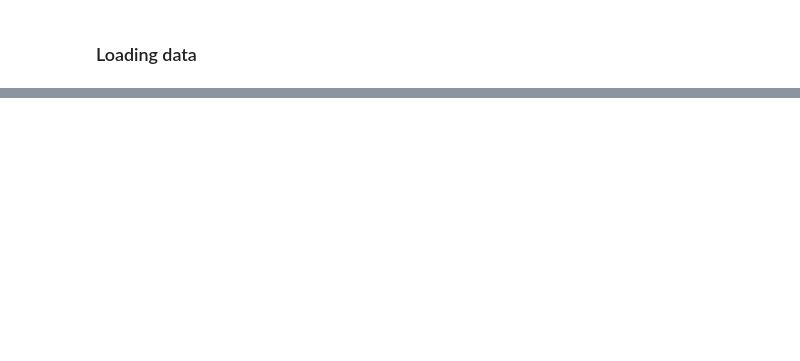
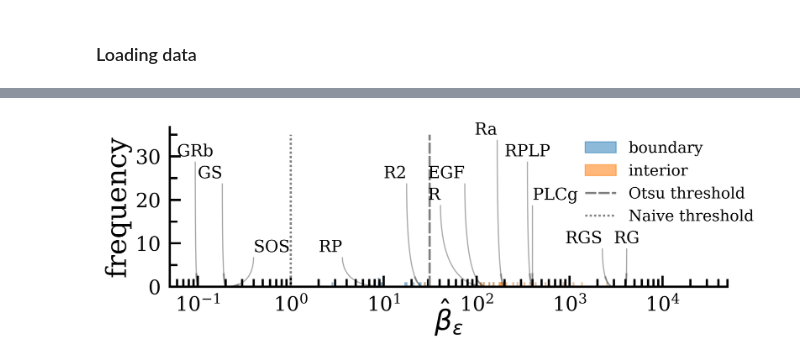
Before and after one commit to btemoshir/netBound, a Jupyter notebook: 09_EGFR_network.ipynb, the cells around one changed output, grey strips where cells are left out. Cells and saved outputs as stored; diff of their text form; code cells hidden in the pictures; blank space fills up the shorter version.

```diff
--- a/09_EGFR_network.ipynb
+++ b/09_EGFR_network.ipynb
@@ -26,6 +28,7 @@ beta_err_list = t1_data['beta_error_list']
 emp_var_list = t1_data['emp_var_list']
 epsilon_list = t1_data['epsilon_list']
 dt_list = t1_data['dt_list']
+S_list = t1_data['S_list']
 # %%
 netw = make_par('egfr')
 dynamics, S, f = get_dynamics()
@@ -371,0 +743,99 @@ print(mpl.rcParams['text.latex.preamble'])
+# %%
+import matplotlib.patches as mpatches
+
+
+idx_dt = 0
+idx_eps = 2
+
+vec = beta_dev[ idx_eps, idx_dt]
+threshold = threshold_otsu_list_rep(vec, netw)['thresh']
+
+
+boundary = netw['units_boundary']
+subnw = netw['units_subnw']
+
+
+x = np.array(vec)
+n_boundary = len(vec)
+
+
+# precomputation
+n_bins = 200
+hist, bins, _ = plt.hist(x.flatten(), bins=n_bins)
+plt.close()
+
+
+fig = plt.figure(figsize=(7, 2), dpi=600)
+ax = fig.add_axes([0, 0, 1, 1])
+
+
+
+ax.spines['right'].set_visible(False)
+ax.spines['top'].set_visible(False)
+
+# Edit the major and minor ticks of the x and y
+ax.xaxis.set_tick_params(which='major', size=10, width=2, direction='in', top=False, pad=8)
+ax.xaxis.set_tick_params(which='minor', size=7, width=2, direction='in' , top=False, pad=3)
+ax.yaxis.set_tick_params(which='major', size=10, width=2, direction='in', right=False)
+ax.yaxis.set_tick_params(which='minor', size=7, width=2, direction='in' , right=False, pad=3)
+
+
+
+logbins = np.logspace(np.log10(bins[0]),np.log10(bins[-1]),len(bins))
+
+for idx_u, unit in enumerate(subnw):
+    color = 'b' if unit not in boundary else 'r'
+
+x_inner = x[:, netw['idx_inner_rel']].flatten()
+x_boundary = x[:, netw['idx_boundary_rel']].flatten()
+
+
+num_subnw = len(netw['units_subnw'])
+index_sorted = np.array(list(sorted(zip([np.mean(x[:, idx]) for idx in range(num_subnw)], np.arange(num_subnw)),  \
+    key=lambda k: k[0])))[:, 1].astype(int)
+
+last_mean = 1
+height_text = -20
+for idx_count, idx_u in enumerate(index_sorted):
+    unit = netw['units_subnw'][idx_u]
+
+    mean = np.mean(x[:, idx_u])
+    color = COLORS(0) if unit in netw['units_boundary'] else COLORS(1)
+    _, bins, patches = ax.hist(x[:, idx_u], color=color, bins=logbins, alpha=.5, edgecolor='k', lw=.1)
+    idx_mean = np.argmin(np.abs(mean - bins))
+
+    x_bin_mean = bins[idx_mean]
+    diff = np.log10(x_bin_mean) - np.log10(last_mean)
+    last_mean = x_bin_mean
+
+
+for label, xy, xytext in [['GRb', (1e-1, 0), (.6e-1, 30)], ['GS',(2e-1, 0), (1e-1, 25) ], ['SOS', (2e-1, 0), (4e-1, 8)], ['RP', (1e1, 0), (2e0, 8)], ['R2', (2.7e1, 0), (1e1, 25)], ['R', (1.3e2, 0), (3e1, 20)], ['EGF', (1.3e2, 0), (3e1, 25)], ['Ra', (2e2, 0), (9.5e1, 35)], ['RPLP', (4e2, 0), (2e2, 30)], ['PLCg', (4e2, 0), (4e2, 20)], ['RGS', (3e3,0), (9e2, 10) ], ['RG', (4e3, 0), (3e3, 10)]]: #, 'GS', 'SOS', 'RP', 'R2', 'EGF', 'Ra', 'GS', 'RG'], )
+
+    connectionstyle = mpl.patches.ConnectionStyle.Angle(angleA=-90, angleB=180, rad=5) #xycoords='figure fraction',
+    ax.annotate(f'{label}', xy=xy, xytext=xytext,  fontsize=15, \
+        arrowprops={'width':0.1, 'headwidth':1, 'color':'k', 'alpha':.3, 'connectionstyle':'angle3'} )
+
+
+
+t1_patch = ax.vlines(threshold, 0, 35, ls=(0,(5, 1)), color='grey', label='Otsu threshold', lw=2)
+t2_patch = ax.vlines(1, 0, 35, ls=(0,(1,1)), color='grey', label='Naive threshold', lw=2)
+
+ax.set_xscale('log')
+ax.set_xlabel(s_beta_red_hat, labelpad=-15)
+ax.set_ylabel('frequency')
+
+
+
+ax.yaxis.set_major_locator(mpl.ticker.MultipleLocator(10))
+ax.yaxis.set_minor_locator(mpl.ticker.MultipleLocator(5))
+ax.set_xlim([0.05, 5e4])
+
+boundary_patch = mpl.patches.Patch(color=COLORS(0), label='boundary', alpha=.5)
+inner_patch = mpl.patches.Patch(color=COLORS(1), label='interior', alpha = .55)
+ax.legend(handles=[boundary_patch, inner_patch, t1_patch, t2_patch], bbox_to_anchor=(.72, 1),loc=2, frameon=False, bbox_transform=ax.transAxes, fontsize=14)
+
+
+ax.patch.set_alpha(0)
+#plt.savefig('../pic_paper/otsu_threshold_noisy_50rep.png', bbox_inches='tight')
+# %% [output]
+[figure, added]
```
Also changed, not shown: parts of 34 cells of this notebook, 2 other files.
